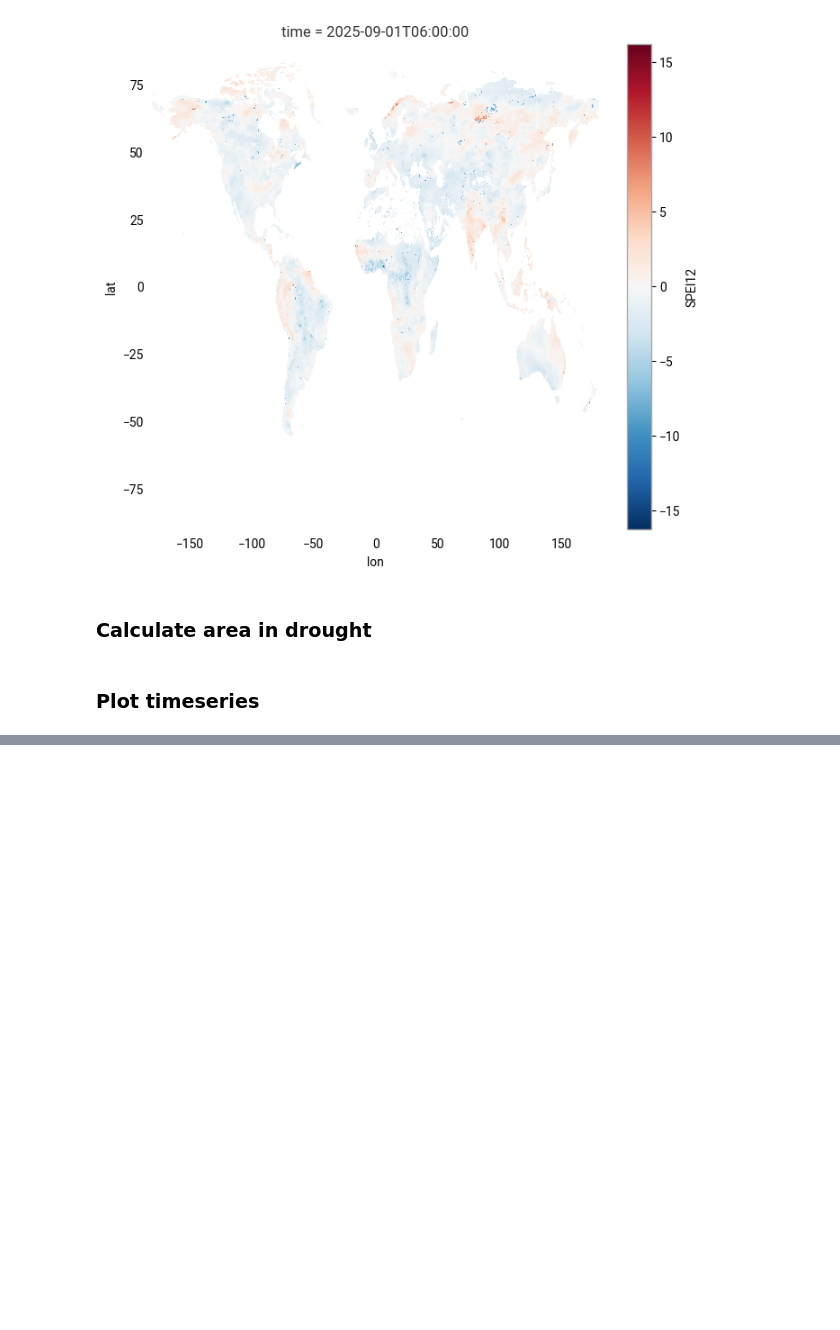
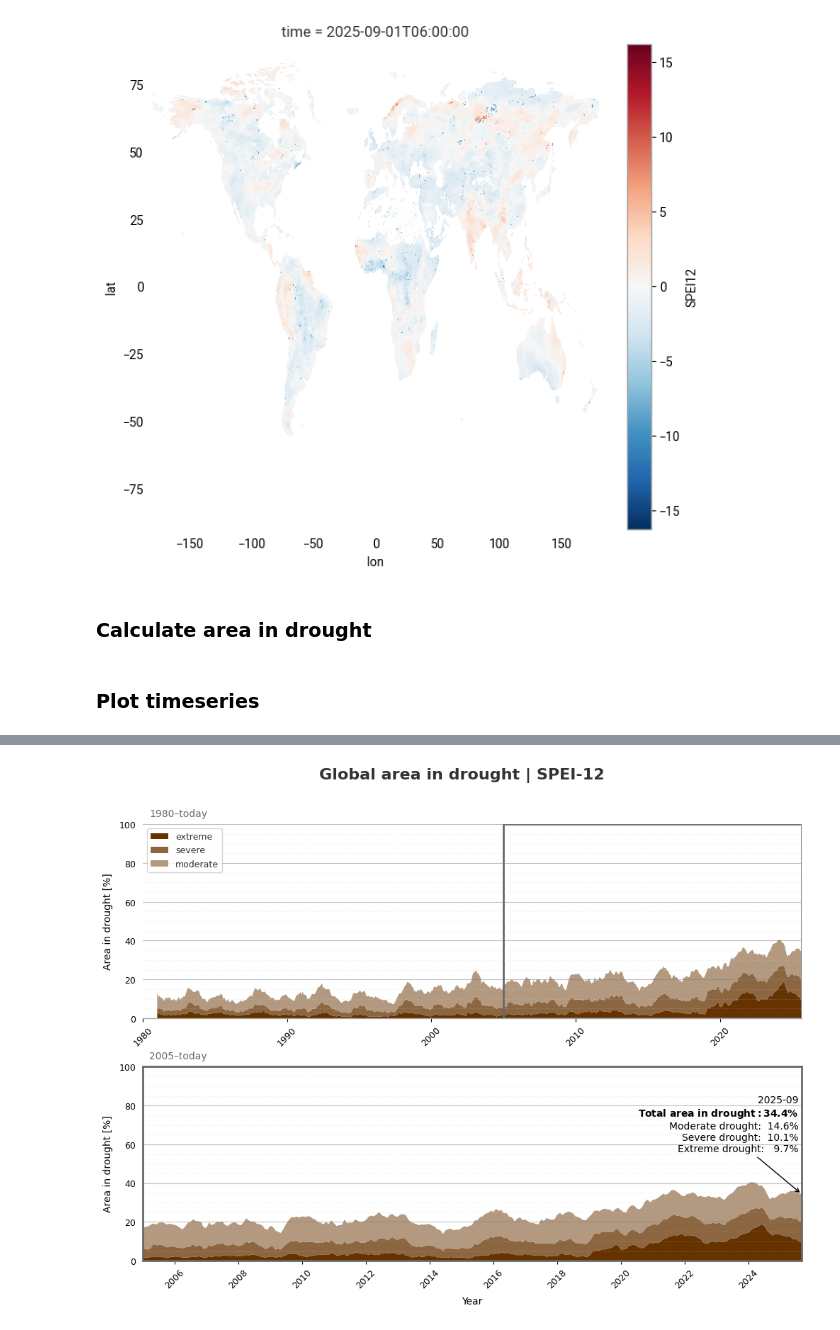
Before and after one commit to jkeune/drought-on-demand, a Jupyter notebook: area_in_drought.ipynb, the cells around one changed output, grey strips where cells are left out. Drawn from its saved outputs; the diff is of its cells as text; code cells hidden in the pictures; blank space fills up the shorter version.

```diff
--- a/area_in_drought.ipynb
+++ b/area_in_drought.ipynb
@@ -314,0 +435,4 @@ plot_area_in_drought(aid, window, indicator, region="Global")
+# %%
+plot_area_in_drought_twopanels(aid, window, indicator, region="Global")
+# %% [output]
+[figure, added]
```
Also changed, not shown: parts of 6 cells of this notebook.
